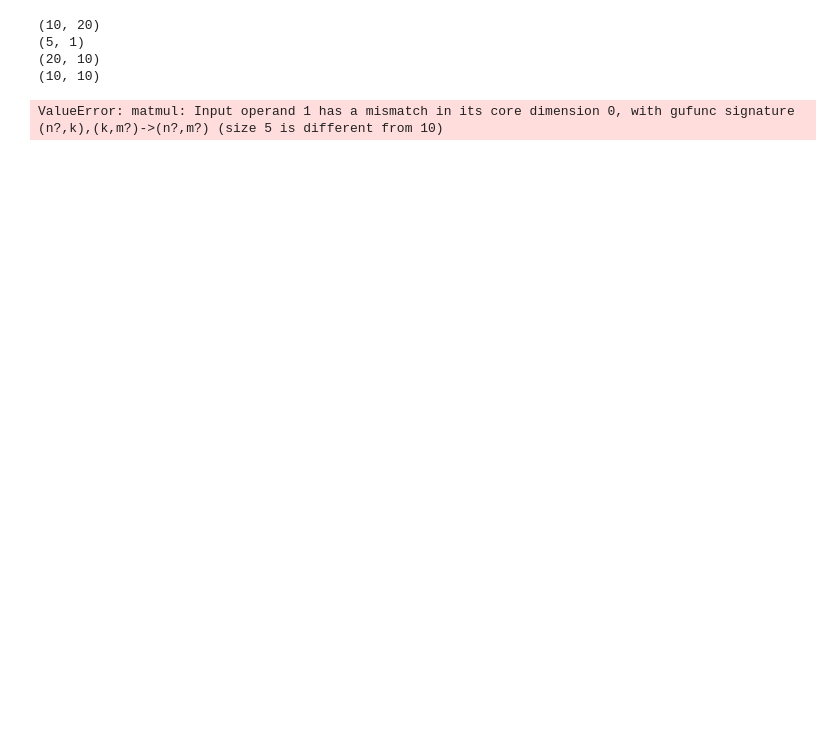
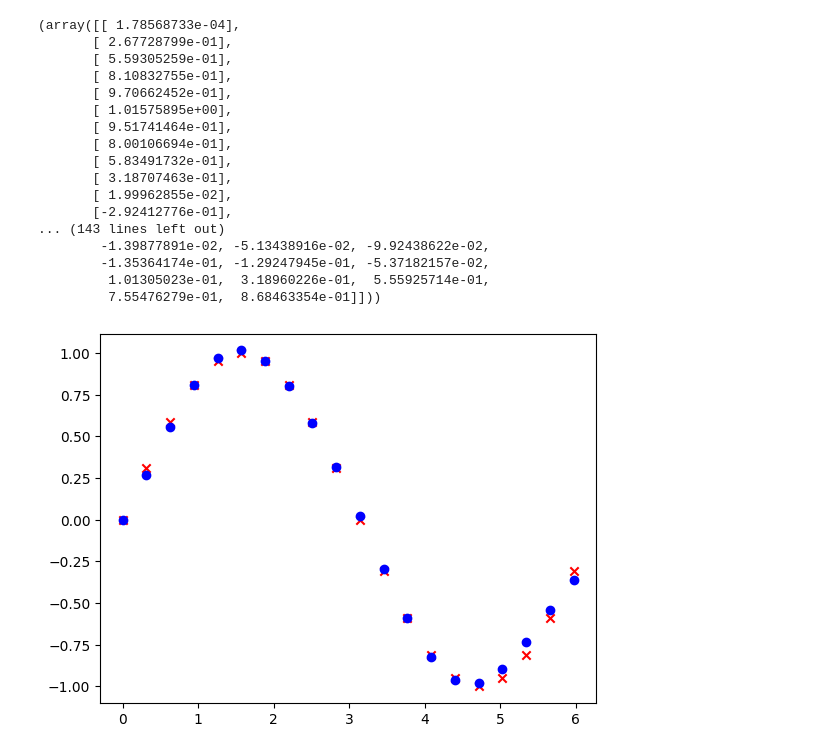
Before and after one commit to sean-parry/BayesOpt, a Jupyter notebook: GP1Kernel.ipynb, the cells around one changed output. Saved outputs shown, nothing was run; the diff lists cells and outputs as text; code cells hidden in the pictures; blank space fills up the shorter version.

```diff
--- a/GP1Kernel.ipynb
+++ b/GP1Kernel.ipynb
@@ -8,11 +8,17 @@ import matplotlib.pyplot as plt
 
 class Plotter():
     def __init__(self, gp_obj):
-        self.gp_obj = gp_obj
+        self.gp = gp_obj
 
     def plot_covar_mat(self):
-        plt.imshow(self.gp_obj.covar_mat)
+        plt.imshow(self.gp.covar_mat)
         plt.colorbar()
+        plt.show()
+
+    def plot_pred_vs_real(self):
+        plt.scatter(self.gp.data.x_test, self.gp.data.y_test, marker='x', color='red')
+        print(self.gp.y_pred)
+        plt.scatter(self.gp.data.x_test, self.gp.y_pred[0], marker = 'o', color='blue')
         plt.show()
 
 class Test_Data_Generator():
@@ -78,24 +84,14 @@ class GP_Kernels():
     # can i use self if i don't pass the object as an arg into my gp funciton bc currenclty i can't
     # add funcitons unless they are embedded in whichever funciton im using
     def SquaredExponential(x_arr, **kwargs):
-        d = x_arr.shape[1] # gets the num of vars in the vecotr
-        ans = np.array([])
+        ans = []
         for x_vec_star in x_arr:
-            rown = np.array([])
+            row = []
             for x_vec in x_arr:
-                k_xx = np.array([])
-                for xs in x_vec_star:
-                    for x in x_vec:
-                        k_xx = np.concatenate((k_xx,[np.exp(-((xs-x)**2)/(2*kwargs['length']**2))]))
-                k_xx = k_xx.reshape(d,d)
-                try:
-                    rown = np.hstack((rown, k_xx))
-                except:
-                    rown = k_xx
-            try:
-                ans = np.vstack((ans,rown))
-            except:
-                ans = rown
+                k = np.exp(-0.5*(x_vec-x_vec_star).T @ (np.diag(kwargs['length'])) @ (x_vec-x_vec_star))
+                row.append(k)
+            ans.append(row)
+        ans = np.array(ans)
         return np.array(kwargs['sd']**2 * ans)
 
 
@@ -106,6 +102,7 @@ class GP():
         del hyperparams['kernel'] # technically we don't need to do this it doesn't really matter
         self.hyperparams = hyperparams
         self.solve_gp()
+        Plotter(self).plot_pred_vs_real()
 
 
     def gen_covar_mat(self):
@@ -115,13 +112,12 @@ class GP():
         # print(f'x_train: {self.data.x_train.shape}, x_test: {self.data.x_test.shape}')
 
         Rtr, Ctr = self.data.x_train.shape
-        d = Rtr*Ctr
+        d = Rtr
         # Rts, Cts = self.data.x_test.shape
         self.S11 = self.covar_mat[:d,:d]
         self.S22 = self.covar_mat[d:,d:]
         self.S12 = self.covar_mat[:d,d:]
         self.S21 = self.S12.T
-        print(self.S12.shape)
 
 
     def solve_gp(self):
@@ -129,14 +125,11 @@ class GP():
 
         self.S11inv = np.linalg.inv(self.S11)
 
-        print(self.data.y_train.shape)
-        print(self.S21.shape)
-        print(self.S11inv.shape)
-
         mu = self.S21 @ self.S11inv @ self.data.y_train
 
         covar = self.S22 - self.S21 @ self.S11inv @ self.S12
         self.y_pred =  mu, covar
+
 
 
 class GP_Eval():
@@ -152,38 +145,51 @@ class BayesOpt():
         return
 
     def step_function(self):
         # do some logic on deciding the next hyperparams to look at
         # then senf off to the GP to make the model might have to treat
         # GP as a stack and offload unused GPS and just save performace
         # metrics
         return
 
 
     def find_optimal(self):
         for _ in self.steps:
             self.step_function()
 
     def test(self):
-        hyperparams = {'kernel':self.kernel, 'sd':1, 'length':1}
+        hyperparams = {'kernel':self.kernel, 'sd':1, 'length':[1]}
         GP(self.data, hyperparams)
 
 
 def main():
     data_generator = Test_Data_Generator(False, 1)
-    data_1d = Data()
+    data_1d = Data()#
     data_2d = Data()
     data_2d.fill_data(data_generator.random_noise_2dx_1dy, 5,10)
 
     data_1d.fill_data(data_generator.sine_wave_1d, 5,20)
 
-    BayesOpt(data_2d).test()
+    BayesOpt(data_1d).test()
     # BayesOpt(data_1d).test()
     return
 
 main()
 # %% [output]
-(10, 20)
-(5, 1)
-(20, 10)
-(10, 10)
+(array([[ 1.78568733e-04],
+       [ 2.67728799e-01],
+       [ 5.59305259e-01],
+       [ 8.10832755e-01],
+       [ 9.70662452e-01],
+       [ 1.01575895e+00],
+       [ 9.51741464e-01],
+       [ 8.00106694e-01],
+       [ 5.83491732e-01],
+       [ 3.18707463e-01],
+       [ 1.99962855e-02],
+       [-2.92412776e-01],
+... (143 lines left out)
+        -1.39877891e-02, -5.13438916e-02, -9.92438622e-02,
+        -1.35364174e-01, -1.29247945e-01, -5.37182157e-02,
+         1.01305023e-01,  3.18960226e-01,  5.55925714e-01,
+         7.55476279e-01,  8.68463354e-01]]))
-ValueError: matmul: Input operand 1 has a mismatch in its core dimension 0, with gufunc signature (n?,k),(k,m?)->(n?,m?) (size 5 is different from 10)
+[figure, added]
```
Also changed, not shown: parts of 1 cell of this notebook, 1 other file.
